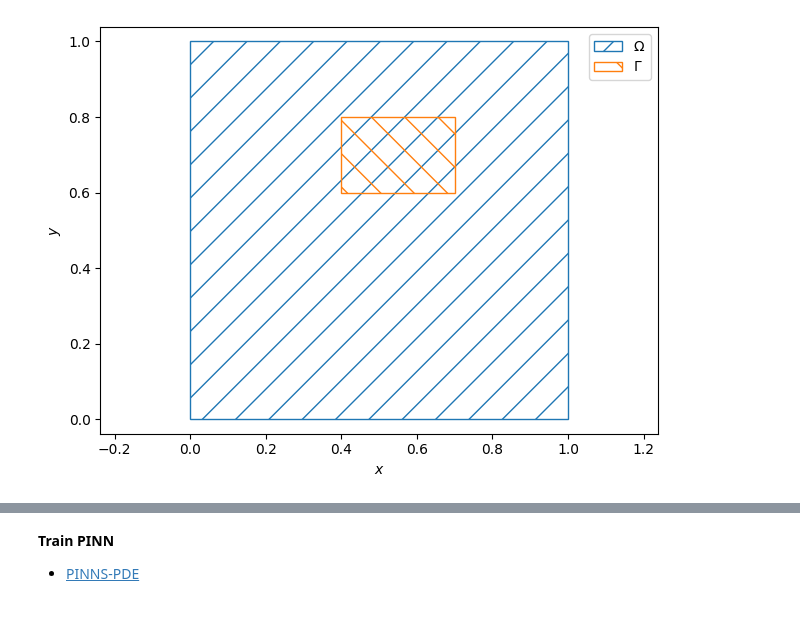
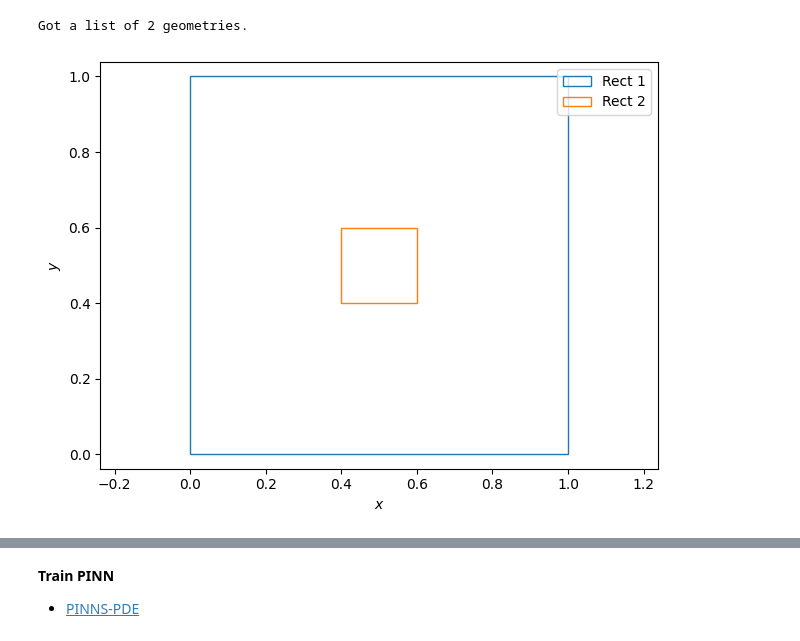
Before and after one commit to EITLabworks/PINNs-EIT, a Jupyter notebook: 2d_electrode_cube.ipynb, the cells around one changed output, grey strips where cells are left out. Drawn from its saved outputs; the diff is of its cells as text; code cells hidden in the pictures.

```diff
--- a/2d_electrode_cube.ipynb
+++ b/2d_electrode_cube.ipynb
@@ -15,7 +14,8 @@ To enable the following instructions: AVX2 FMA, in other operations, rebuild Ten
 # %%
 Ω = Rect(0, 0, 1, 1)
-Γ = Rect(0.4, 0.6, 0.3, 0.2)
+Γ = Rect(0.4, 0.4, 0.2, 0.2)
 # %%
-plot_domain(Ω, Γ)
+plot_geo([Ω, Γ])
 # %% [output]
+Got a list of 2 geometries.
-[figure, old version]
+[figure, new version]
```
Also changed, not shown: parts of 26 cells of this notebook, 4 other files.
